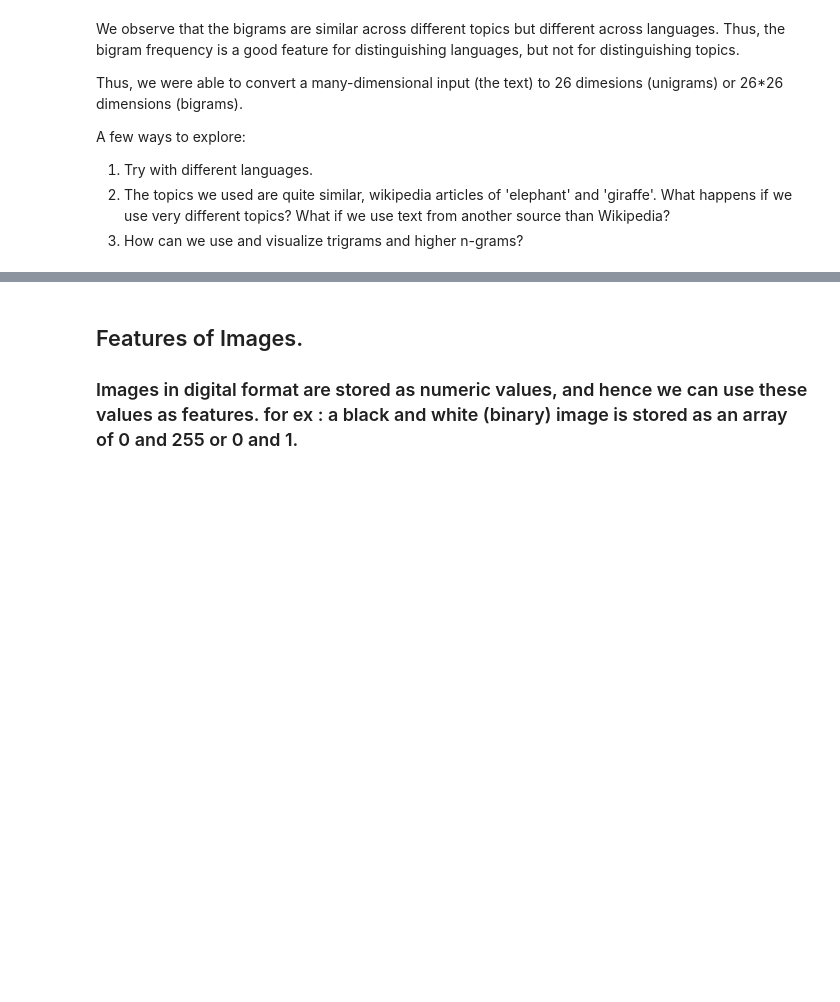
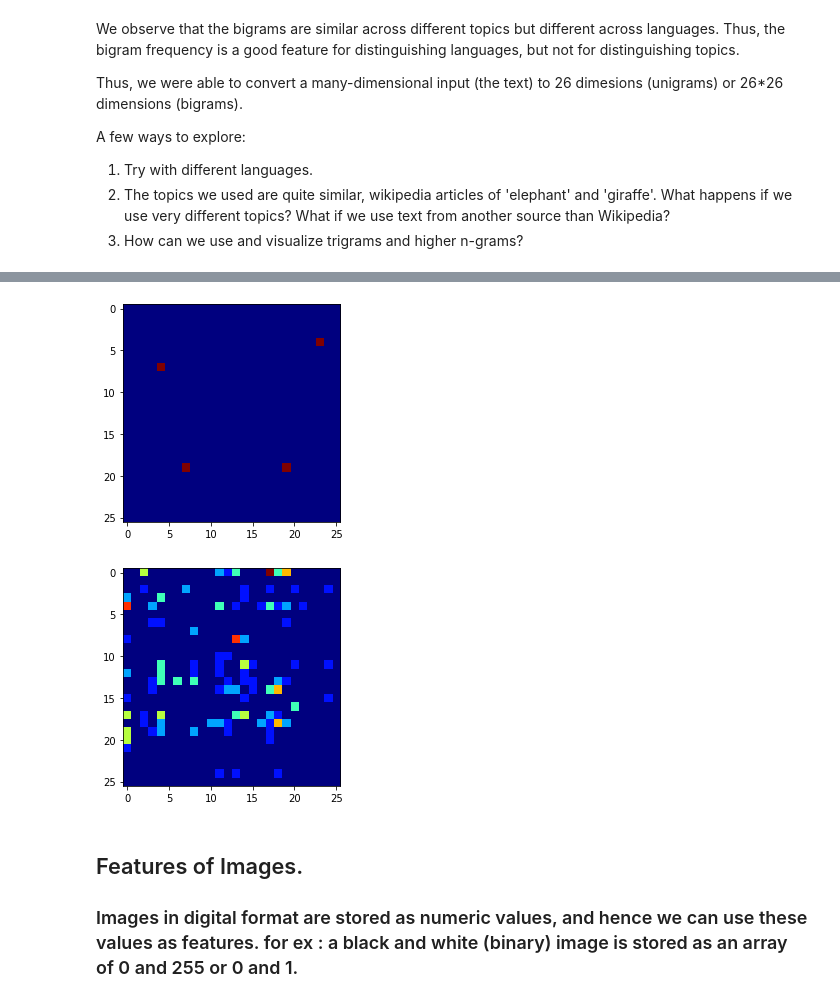
Before and after one commit to tpc1/fmml-jan-, a Jupyter notebook: FMML_M1L2_Features_Feb22.ipynb, the cells around one changed output, grey strips where cells are left out. Cells and saved outputs as stored; diff of their text form; code cells hidden in the pictures; blank space fills up the shorter version.

```diff
--- a/FMML_M1L2_Features_Feb22.ipynb
+++ b/FMML_M1L2_Features_Feb22.ipynb
@@ -305,3 +331,11 @@ A few ways to explore:
+# %%
+#To show difference between dissimilar topics of same language
+bifr3 = plotbihistogram(bigram_mal_2)
+plt.show()
+bifr2 = plotbihistogram(bigram_mal)
+# %% [output]
+[figure, added]
+[figure, added]
 # %% [markdown]
 ## Features of Images.
 ### Images in digital format are stored as numeric values, and hence we can use these values as features. for ex : a black and white (binary) image is stored as an array of 0  and 255 or 0 and 1.
```
Also changed, not shown: parts of 12 cells of this notebook.
